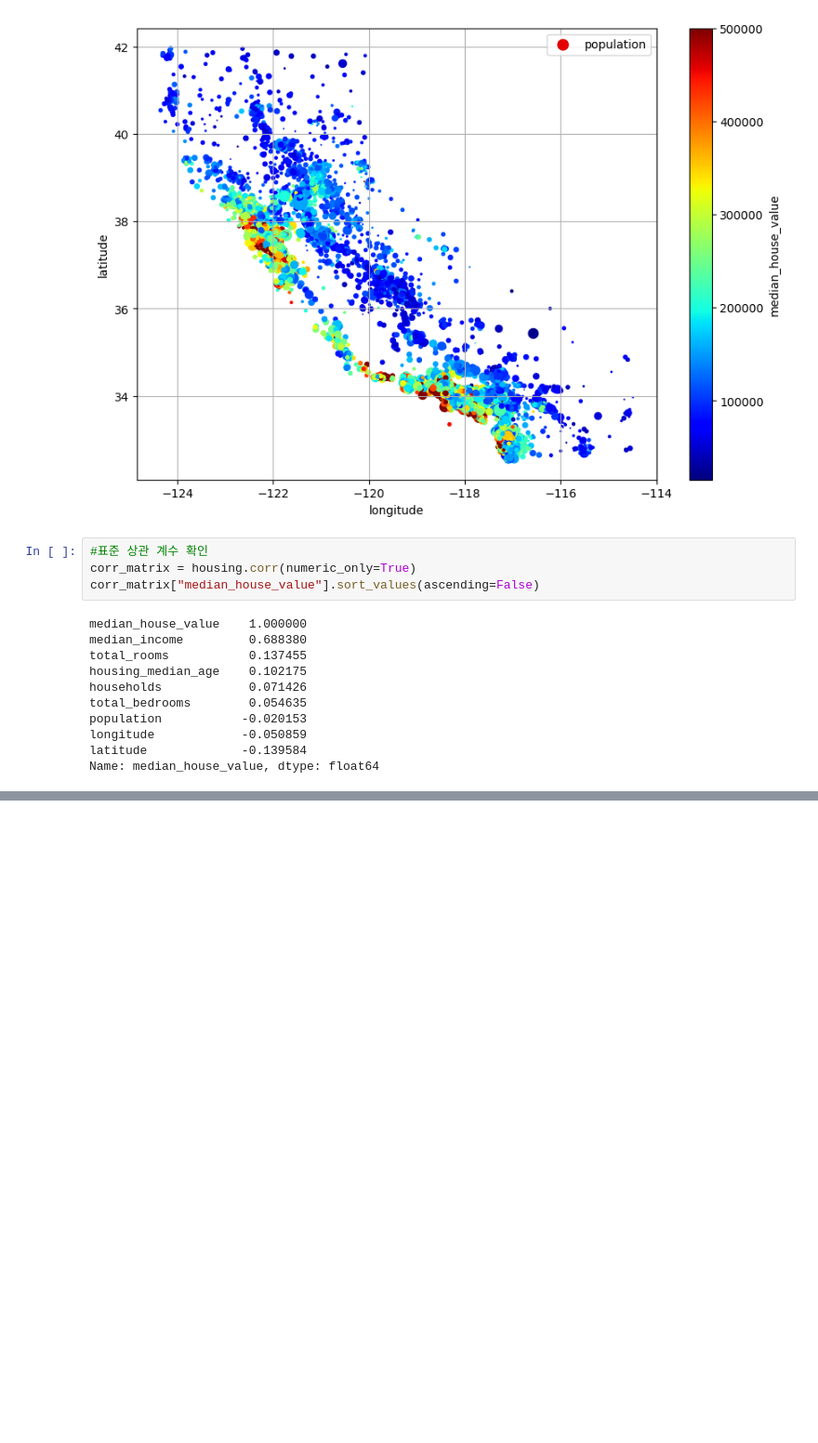
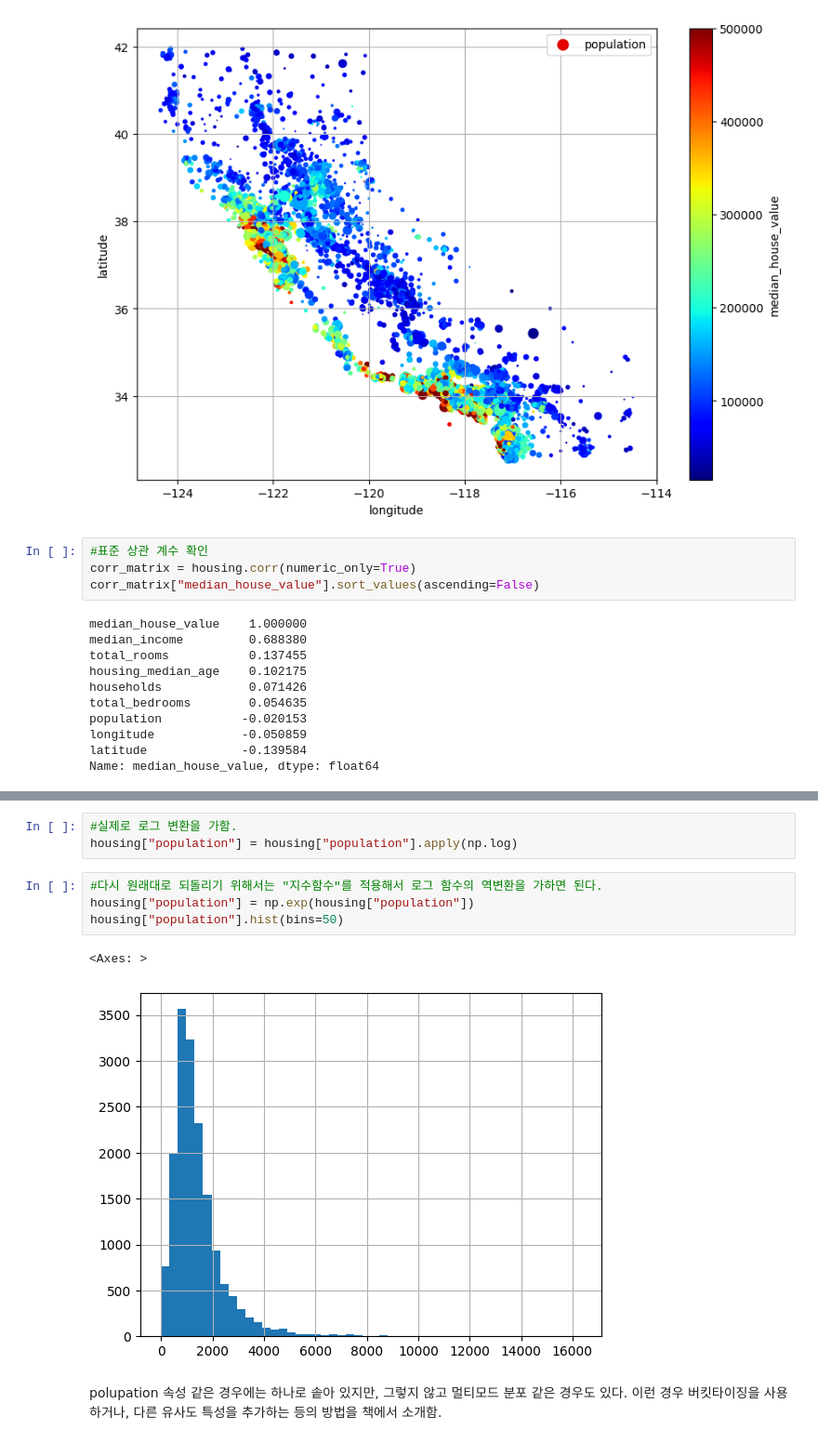
Before and after one commit to p0tat0-113/handson_ml_--, a Jupyter notebook: chapter2.ipynb, the cells around one changed output, grey strips where cells are left out. Shown at 93% size. Drawn from its saved outputs; the diff is of its cells as text; blank space fills up the shorter version.

```diff
--- a/chapter2.ipynb
+++ b/chapter2.ipynb
@@ -262,0 +447,12 @@ Name: median_house_value, dtype: float64
+# %%
+#실제로 로그 변환을 가함.
+housing["population"] = housing["population"].apply(np.log)
+# %%
+#다시 원래대로 되돌리기 위해서는 "지수함수"를 적용해서 로그 함수의 역변환을 가하면 된다.
+housing["population"] = np.exp(housing["population"])
+housing["population"].hist(bins=50)
+# %% [output]
+<Axes: >
+[figure, added]
+# %% [markdown]
+polupation 속성 같은 경우에는 하나로 솥아 있지만, 그렇지 않고 멀티모드 분포 같은 경우도 있다. 이런 경우 버킷타이징을 사용하거나, 다른 유사도 특성을 추가하는 등의 방법을 책에서 소개함.
```
Also changed, not shown: parts of 99 cells of this notebook.
